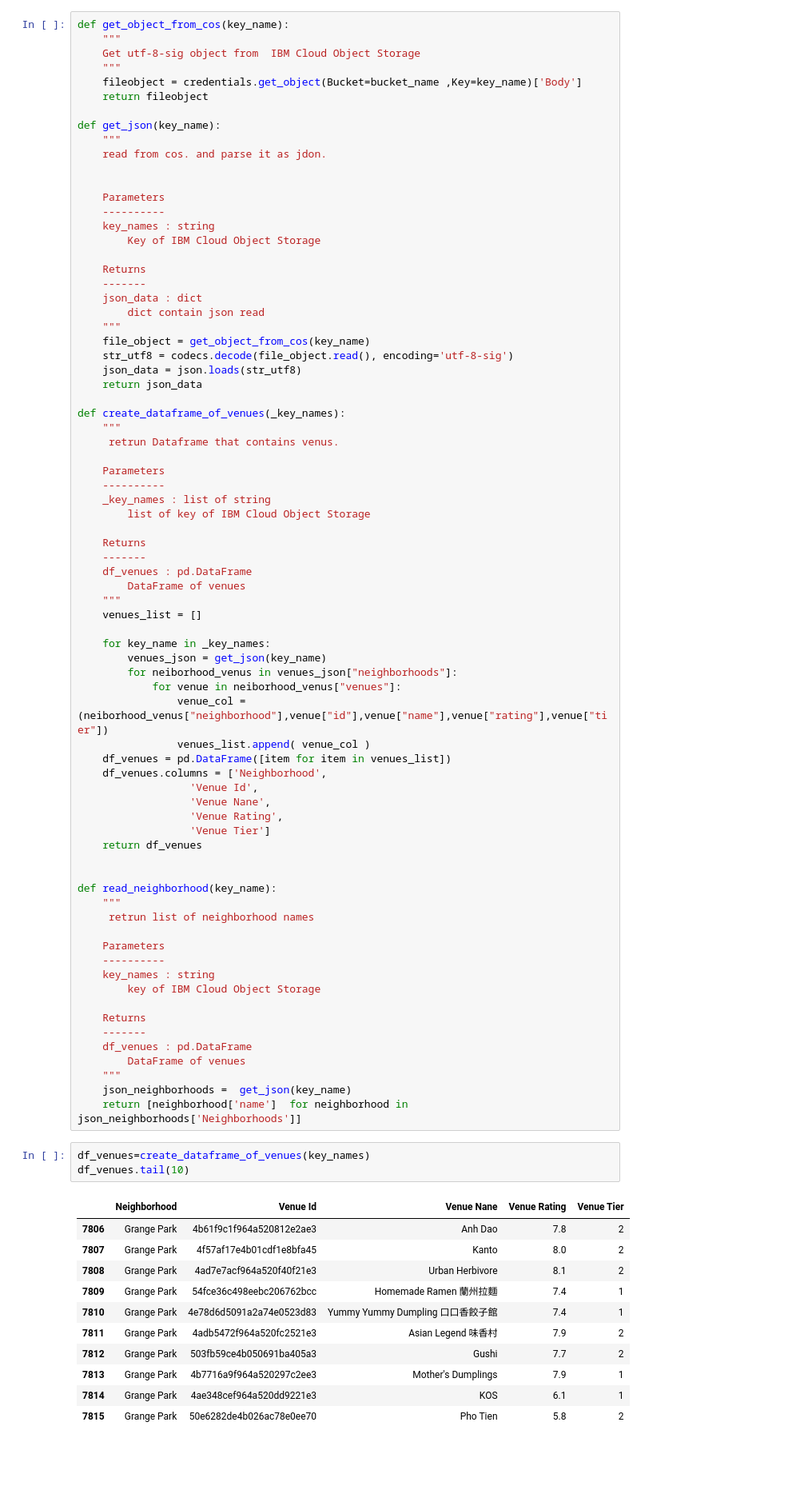
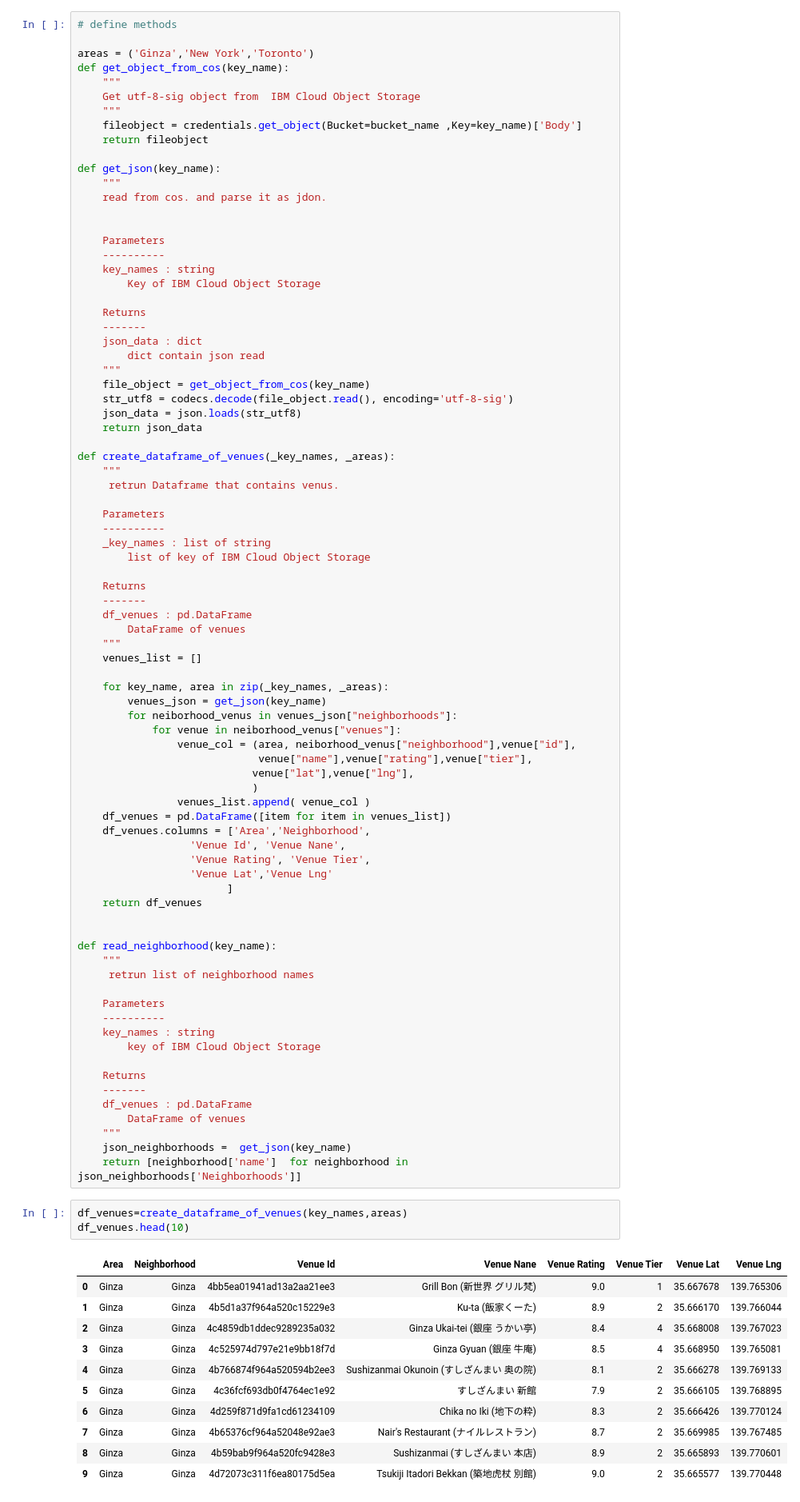
Before and after one commit to makotowatanabe13/coursera-capstone-project, a Jupyter notebook: AppliedDataScienceCapstone_week5.ipynb, the cells around one changed output. Shown at 80% size. Cells and saved outputs as stored; diff of their text form; blank space fills up the shorter version.

```diff
--- a/AppliedDataScienceCapstone_week5.ipynb
+++ b/AppliedDataScienceCapstone_week5.ipynb
@@ -63,6 +115,9 @@ Libraries imported.
 I thought that it is better ways to know what neighboorhoods are similar to Ginza that they have similar tier and rating.
 Because of quotas of Foursquare api, I saved responses and retrive data that I needed from them.
 # %%
+# define methods
+
+areas = ('Ginza','New York','Toronto')
 def get_object_from_cos(key_name):
     """
     Get utf-8-sig object from  IBM Cloud Object Storage
@@ -90,7 +145,7 @@ def get_json(key_name):
     json_data = json.loads(str_utf8)
     return json_data
 
-def create_dataframe_of_venues(_key_names):
+def create_dataframe_of_venues(_key_names, _areas):
     """
      retrun Dataframe that contains venus.
 
@@ -106,18 +161,21 @@ def create_dataframe_of_venues(_key_names):
     """
     venues_list = []
 
-    for key_name in _key_names:
+    for key_name, area in zip(_key_names, _areas):
         venues_json = get_json(key_name)
         for neiborhood_venus in venues_json["neighborhoods"]:
             for venue in neiborhood_venus["venues"]:
-                venue_col = (neiborhood_venus["neighborhood"],venue["id"],venue["name"],venue["rating"],venue["tier"])
+                venue_col = (area, neiborhood_venus["neighborhood"],venue["id"],
+                             venue["name"],venue["rating"],venue["tier"],
+                            venue["lat"],venue["lng"],
+                            )
                 venues_list.append( venue_col )
     df_venues = pd.DataFrame([item for item in venues_list])
-    df_venues.columns = ['Neighborhood',
-                  'Venue Id',
-                  'Venue Nane',
-                  'Venue Rating',
-                  'Venue Tier']
+    df_venues.columns = ['Area','Neighborhood',
+                  'Venue Id', 'Venue Nane',
+                  'Venue Rating', 'Venue Tier',
+                  'Venue Lat','Venue Lng'
+                        ]
     return df_venues
 
 
@@ -138,17 +196,17 @@ def read_neighborhood(key_name):
     json_neighborhoods =  get_json(key_name)
     return [neighborhood['name']  for neighborhood in json_neighborhoods['Neighborhoods']]
 # %%
-df_venues=create_dataframe_of_venues(key_names)
-df_venues.tail(10)
+df_venues=create_dataframe_of_venues(key_names,areas)
+df_venues.head(10)
 # %% [output]
-|  | Neighborhood | Venue Id | Venue Nane | Venue Rating | Venue Tier |
-| 7806 | Grange Park | 4b61f9c1f964a520812e2ae3 | Anh Dao | 7.8 | 2 |
-| 7807 | Grange Park | 4f57af17e4b01cdf1e8bfa45 | Kanto | 8.0 | 2 |
-| 7808 | Grange Park | 4ad7e7acf964a520f40f21e3 | Urban Herbivore | 8.1 | 2 |
-| 7809 | Grange Park | 54fce36c498eebc206762bcc | Homemade Ramen 蘭州拉麵 | 7.4 | 1 |
-| 7810 | Grange Park | 4e78d6d5091a2a74e0523d83 | Yummy Yummy Dumpling 口口香餃子館 | 7.4 | 1 |
-| 7811 | Grange Park | 4adb5472f964a520fc2521e3 | Asian Legend 味香村 | 7.9 | 2 |
-| 7812 | Grange Park | 503fb59ce4b050691ba405a3 | Gushi | 7.7 | 2 |
-| 7813 | Grange Park | 4b7716a9f964a520297c2ee3 | Mother's Dumplings | 7.9 | 1 |
-| 7814 | Grange Park | 4ae348cef964a520dd9221e3 | KOS | 6.1 | 1 |
-| 7815 | Grange Park | 50e6282de4b026ac78e0ee70 | Pho Tien | 5.8 | 2 |
+|  | Area | Neighborhood | Venue Id | Venue Nane | Venue Rating | Venue Tier | Venue Lat | Venue Lng |
+| 0 | Ginza | Ginza | 4bb5ea01941ad13a2aa21ee3 | Grill Bon (新世界 グリル梵) | 9.0 | 1 | 35.667678 | 139.765306 |
+| 1 | Ginza | Ginza | 4b5d1a37f964a520c15229e3 | Ku-ta (飯家くーた) | 8.9 | 2 | 35.666170 | 139.766044 |
+| 2 | Ginza | Ginza | 4c4859db1ddec9289235a032 | Ginza Ukai-tei (銀座 うかい亭) | 8.4 | 4 | 35.668008 | 139.767023 |
+| 3 | Ginza | Ginza | 4c525974d797e21e9bb18f7d | Ginza Gyuan (銀座 牛庵) | 8.5 | 4 | 35.668950 | 139.765081 |
+| 4 | Ginza | Ginza | 4b766874f964a520594b2ee3 | Sushizanmai Okunoin (すしざんまい 奥の院) | 8.1 | 2 | 35.666278 | 139.769133 |
+| 5 | Ginza | Ginza | 4c36fcf693db0f4764ec1e92 | すしざんまい 新館 | 7.9 | 2 | 35.666105 | 139.768895 |
+| 6 | Ginza | Ginza | 4d259f871d9fa1cd61234109 | Chika no Iki (地下の粋) | 8.3 | 2 | 35.666426 | 139.770124 |
+| 7 | Ginza | Ginza | 4b65376cf964a52048e92ae3 | Nair's Restaurant (ナイルレストラン) | 8.7 | 2 | 35.669985 | 139.767485 |
+| 8 | Ginza | Ginza | 4b59bab9f964a520fc9428e3 | Sushizanmai (すしざんまい 本店) | 8.9 | 2 | 35.665893 | 139.770601 |
+| 9 | Ginza | Ginza | 4d72073c311f6ea80175d5ea | Tsukiji Itadori Bekkan (築地虎杖 別館) | 9.0 | 2 | 35.665577 | 139.770448 |
```
Also changed, not shown: parts of 25 cells of this notebook.
